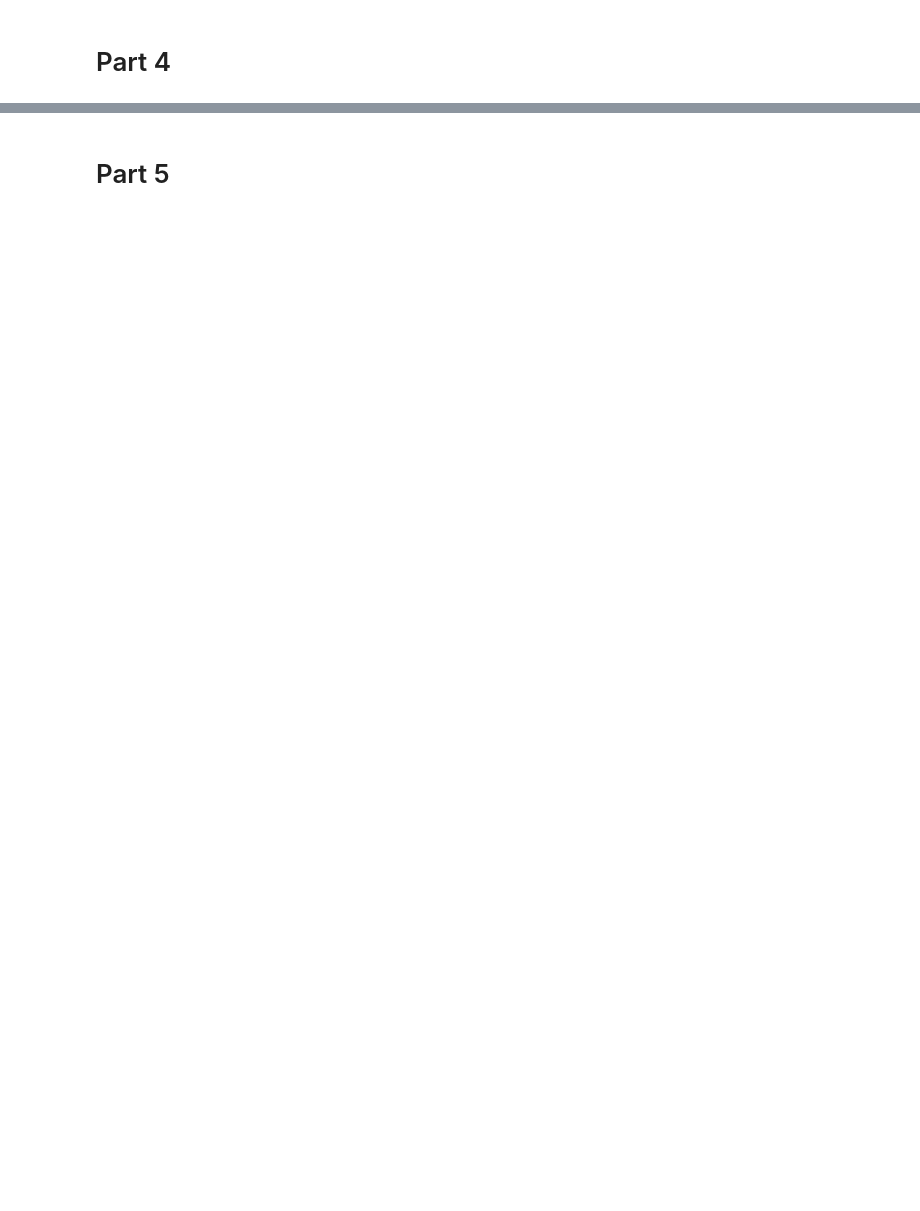
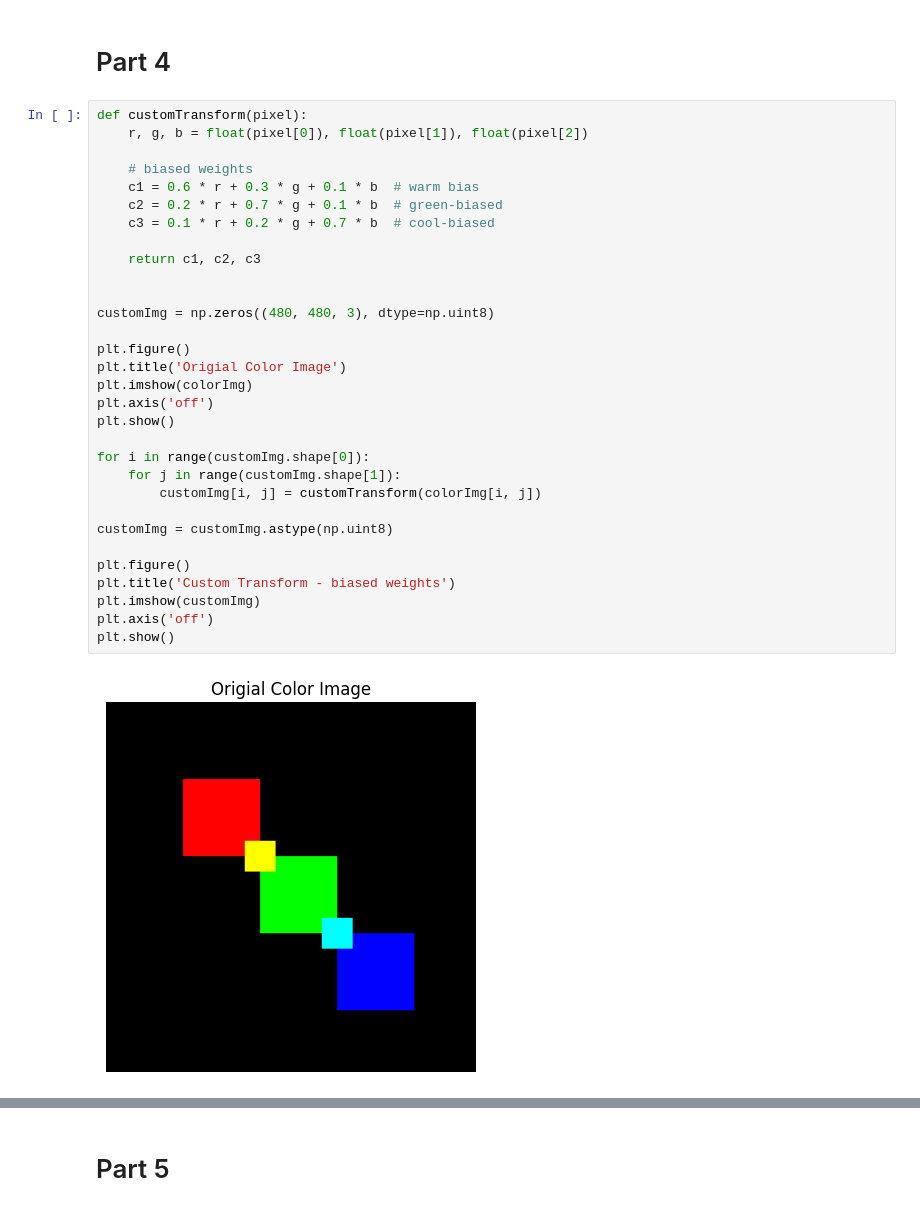
Before and after one commit to sjk7876/CSCI-631, a Jupyter notebook: P1_Spencer_Kurtz/project1.ipynb, the cells around one changed output, grey strips where cells are left out. Drawn from its saved outputs; the diff is of its cells as text; blank space fills up the shorter version.

```diff
--- a/P1_Spencer_Kurtz/project1.ipynb
+++ b/P1_Spencer_Kurtz/project1.ipynb
@@ -247,2 +262,35 @@ plt.show()
 # %% [markdown]
 # Part 4
+# %%
+def customTransform(pixel):
+    r, g, b = float(pixel[0]), float(pixel[1]), float(pixel[2])
+
+    # biased weights
+    c1 = 0.6 * r + 0.3 * g + 0.1 * b  # warm bias
+    c2 = 0.2 * r + 0.7 * g + 0.1 * b  # green-biased
+    c3 = 0.1 * r + 0.2 * g + 0.7 * b  # cool-biased
+
+    return c1, c2, c3
+
+
+customImg = np.zeros((480, 480, 3), dtype=np.uint8)
+
+plt.figure()
+plt.title('Origial Color Image')
+plt.imshow(colorImg)
+plt.axis('off')
+plt.show()
+
+for i in range(customImg.shape[0]):
+    for j in range(customImg.shape[1]):
+        customImg[i, j] = customTransform(colorImg[i, j])
+
+customImg = customImg.astype(np.uint8)
+
+plt.figure()
+plt.title('Custom Transform - biased weights')
+plt.imshow(customImg)
+plt.axis('off')
+plt.show()
+# %% [output]
+[figure, added]
```
Also changed, not shown: parts of 10 cells of this notebook, 2 other files.
